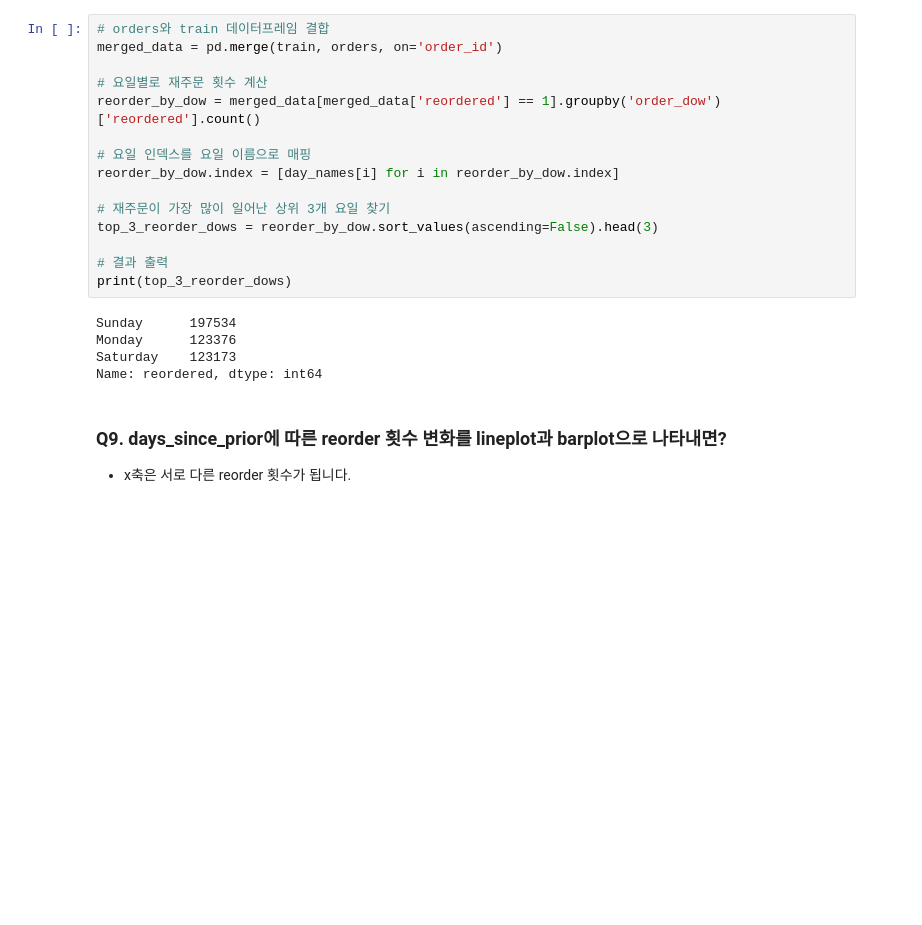
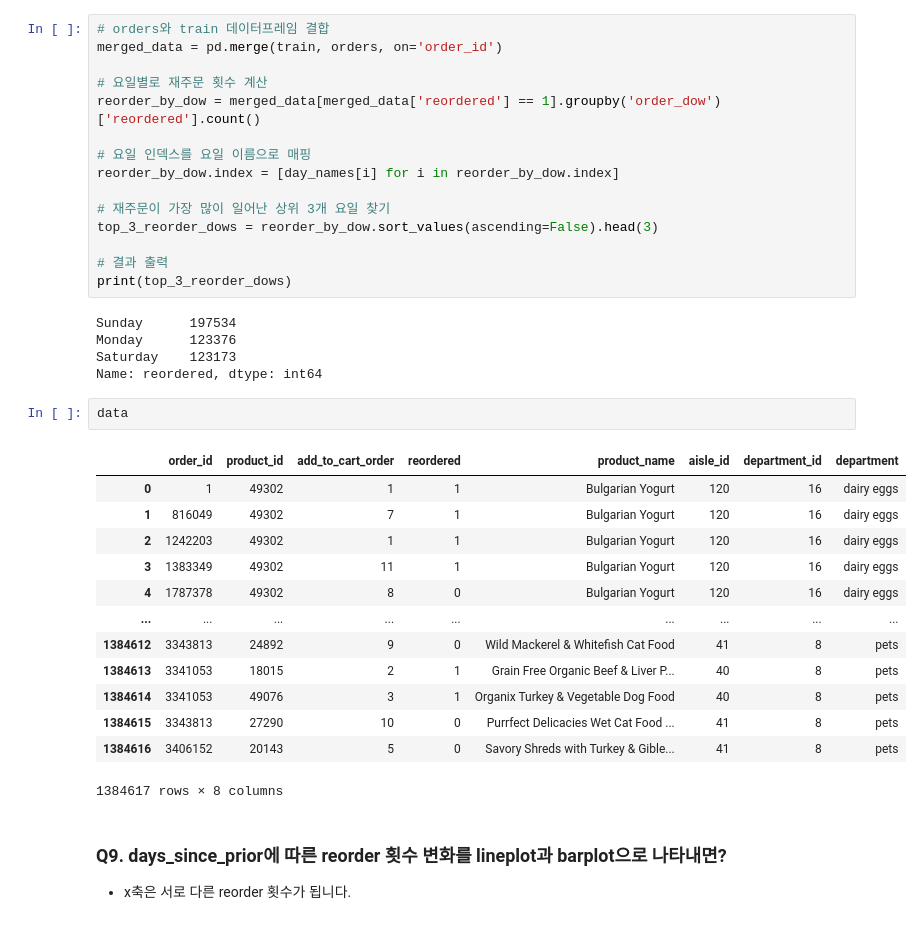
Before and after one commit to sy-grace/TIL, a Jupyter notebook: eda/240430-market-basket-analysis.ipynb, the cells around one changed output. Drawn from its saved outputs; the diff is of its cells as text; blank space fills up the shorter version.

```diff
--- a/eda/240430-market-basket-analysis.ipynb
+++ b/eda/240430-market-basket-analysis.ipynb
@@ -338,6 +338,22 @@ Sunday      197534
 Monday      123376
 Saturday    123173
 Name: reordered, dtype: int64
+# %%
+data
+# %% [output]
+|  | order_id | product_id | add_to_cart_order | reordered | product_name | aisle_id | department_id | department |
+| 0 | 1 | 49302 | 1 | 1 | Bulgarian Yogurt | 120 | 16 | dairy eggs |
+| 1 | 816049 | 49302 | 7 | 1 | Bulgarian Yogurt | 120 | 16 | dairy eggs |
+| 2 | 1242203 | 49302 | 1 | 1 | Bulgarian Yogurt | 120 | 16 | dairy eggs |
+| 3 | 1383349 | 49302 | 11 | 1 | Bulgarian Yogurt | 120 | 16 | dairy eggs |
+| 4 | 1787378 | 49302 | 8 | 0 | Bulgarian Yogurt | 120 | 16 | dairy eggs |
+| ... | ... | ... | ... | ... | ... | ... | ... | ... |
+| 1384612 | 3343813 | 24892 | 9 | 0 | Wild Mackerel & Whitefish Cat Food | 41 | 8 | pets |
+| 1384613 | 3341053 | 18015 | 2 | 1 | Grain Free Organic Beef & Liver P... | 40 | 8 | pets |
+| 1384614 | 3341053 | 49076 | 3 | 1 | Organix Turkey & Vegetable Dog Food | 40 | 8 | pets |
+| 1384615 | 3343813 | 27290 | 10 | 0 | Purrfect Delicacies Wet Cat Food ... | 41 | 8 | pets |
+| 1384616 | 3406152 | 20143 | 5 | 0 | Savory Shreds with Turkey & Gible... | 41 | 8 | pets |
+1384617 rows × 8 columns
 # %% [markdown]
 ### Q9. days_since_prior에 따른 reorder 횟수 변화를 lineplot과 barplot으로 나타내면?
 
```
Also changed, not shown: parts of 2 cells of this notebook.
